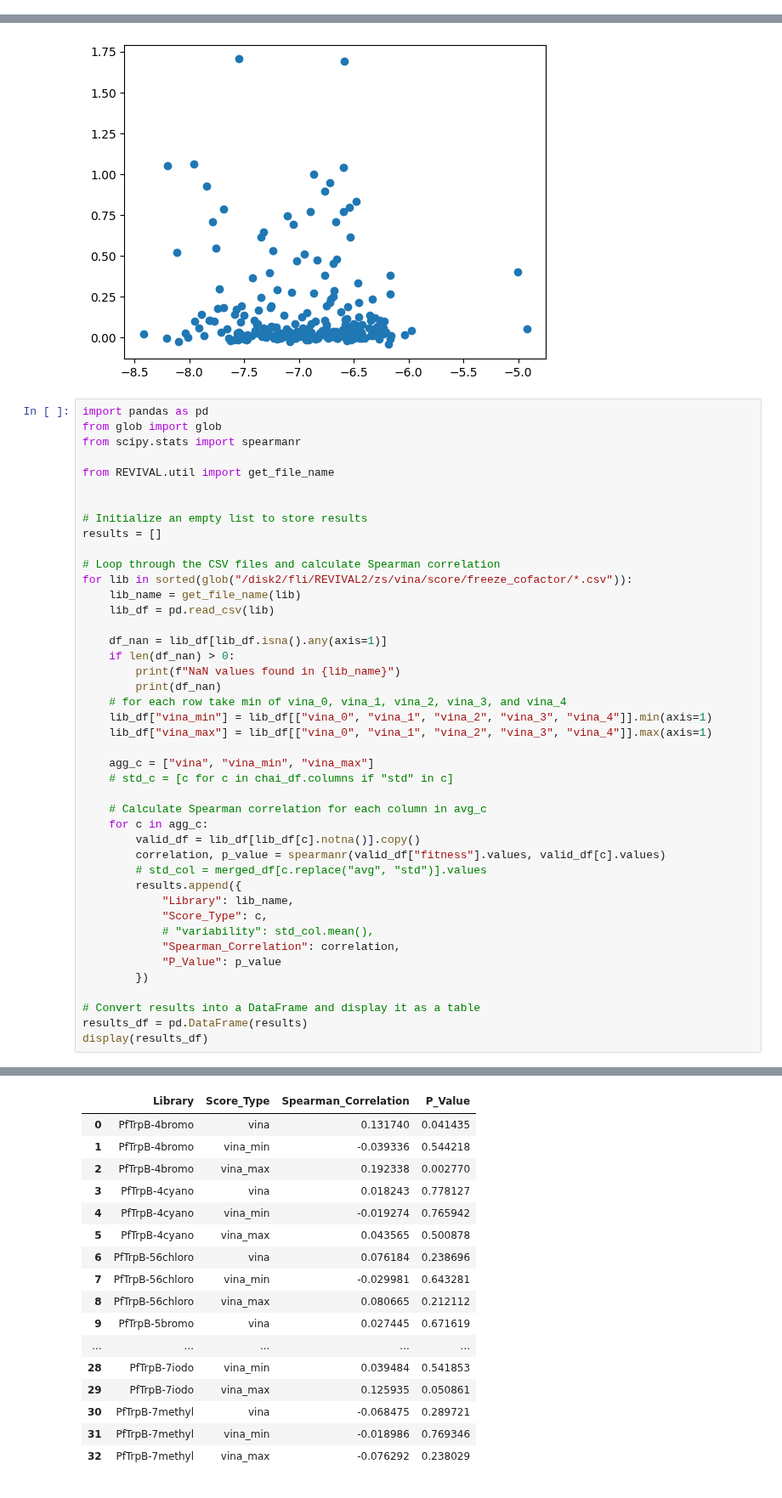
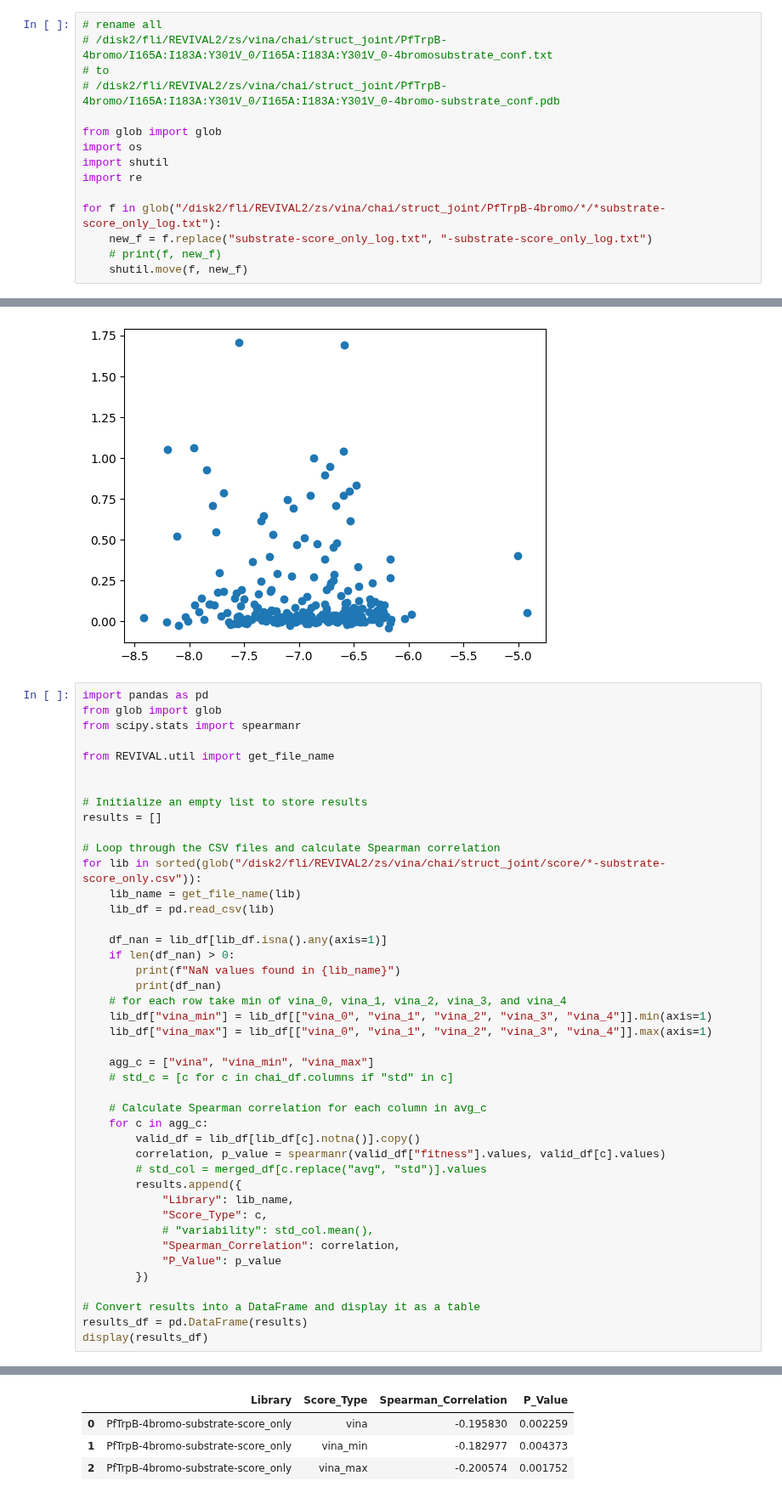
Before and after one commit to fhalab/substrate_aware_zs, a Jupyter notebook: sandbox/test_vinascore.ipynb, the cells around one changed output, grey strips where cells are left out. Shown at 85% size. Drawn from its saved outputs; the diff is of its cells as text.

```diff
--- a/sandbox/test_vinascore.ipynb
+++ b/sandbox/test_vinascore.ipynb
@@ -7,6 +7,21 @@
 /disk2/fli/REVIVAL2
 The autoreload extension is already loaded. To reload it, use:
   %reload_ext autoreload
+# %%
+# rename all
+# /disk2/fli/REVIVAL2/zs/vina/chai/struct_joint/PfTrpB-4bromo/I165A:I183A:Y301V_0/I165A:I183A:Y301V_0-4bromosubstrate_conf.txt
+# to
+# /disk2/fli/REVIVAL2/zs/vina/chai/struct_joint/PfTrpB-4bromo/I165A:I183A:Y301V_0/I165A:I183A:Y301V_0-4bromo-substrate_conf.pdb
+
+from glob import glob
+import os
+import shutil
+import re
+
+for f in glob("/disk2/fli/REVIVAL2/zs/vina/chai/struct_joint/PfTrpB-4bromo/*/*substrate-score_only_log.txt"):
+    new_f = f.replace("substrate-score_only_log.txt", "-substrate-score_only_log.txt")
+    # print(f, new_f)
+    shutil.move(f, new_f)
 # %%
 from scipy.stats import spearmanr
 import pandas as pd
@@ -49,7 +58,7 @@ from REVIVAL.util import get_file_name
 results = []
 
 # Loop through the CSV files and calculate Spearman correlation
-for lib in sorted(glob("/disk2/fli/REVIVAL2/zs/vina/score/freeze_cofactor/*.csv")):
+for lib in sorted(glob("/disk2/fli/REVIVAL2/zs/vina/chai/struct_joint/score/*-substrate-score_only.csv")):
     lib_name = get_file_name(lib)
     lib_df = pd.read_csv(lib)
 
@@ -101,17 +93,4 @@ NaN values found in PfTrpB-4bromo
 |  | Library | Score_Type | Spearman_Correlation | P_Value |
-| 0 | PfTrpB-4bromo | vina | 0.131740 | 0.041435 |
-| 1 | PfTrpB-4bromo | vina_min | -0.039336 | 0.544218 |
-| 2 | PfTrpB-4bromo | vina_max | 0.192338 | 0.002770 |
-| 3 | PfTrpB-4cyano | vina | 0.018243 | 0.778127 |
-| 4 | PfTrpB-4cyano | vina_min | -0.019274 | 0.765942 |
-| 5 | PfTrpB-4cyano | vina_max | 0.043565 | 0.500878 |
-| 6 | PfTrpB-56chloro | vina | 0.076184 | 0.238696 |
-| 7 | PfTrpB-56chloro | vina_min | -0.029981 | 0.643281 |
-| 8 | PfTrpB-56chloro | vina_max | 0.080665 | 0.212112 |
-| 9 | PfTrpB-5bromo | vina | 0.027445 | 0.671619 |
-| ... | ... | ... | ... | ... |
-| 28 | PfTrpB-7iodo | vina_min | 0.039484 | 0.541853 |
-| 29 | PfTrpB-7iodo | vina_max | 0.125935 | 0.050861 |
-| 30 | PfTrpB-7methyl | vina | -0.068475 | 0.289721 |
-| 31 | PfTrpB-7methyl | vina_min | -0.018986 | 0.769346 |
-| 32 | PfTrpB-7methyl | vina_max | -0.076292 | 0.238029 |
+| 0 | PfTrpB-4bromo-substrate-score_only | vina | -0.195830 | 0.002259 |
+| 1 | PfTrpB-4bromo-substrate-score_only | vina_min | -0.182977 | 0.004373 |
+| 2 | PfTrpB-4bromo-substrate-score_only | vina_max | -0.200574 | 0.001752 |
```
Also changed, not shown: parts of 5 cells of this notebook, 6 other files.
